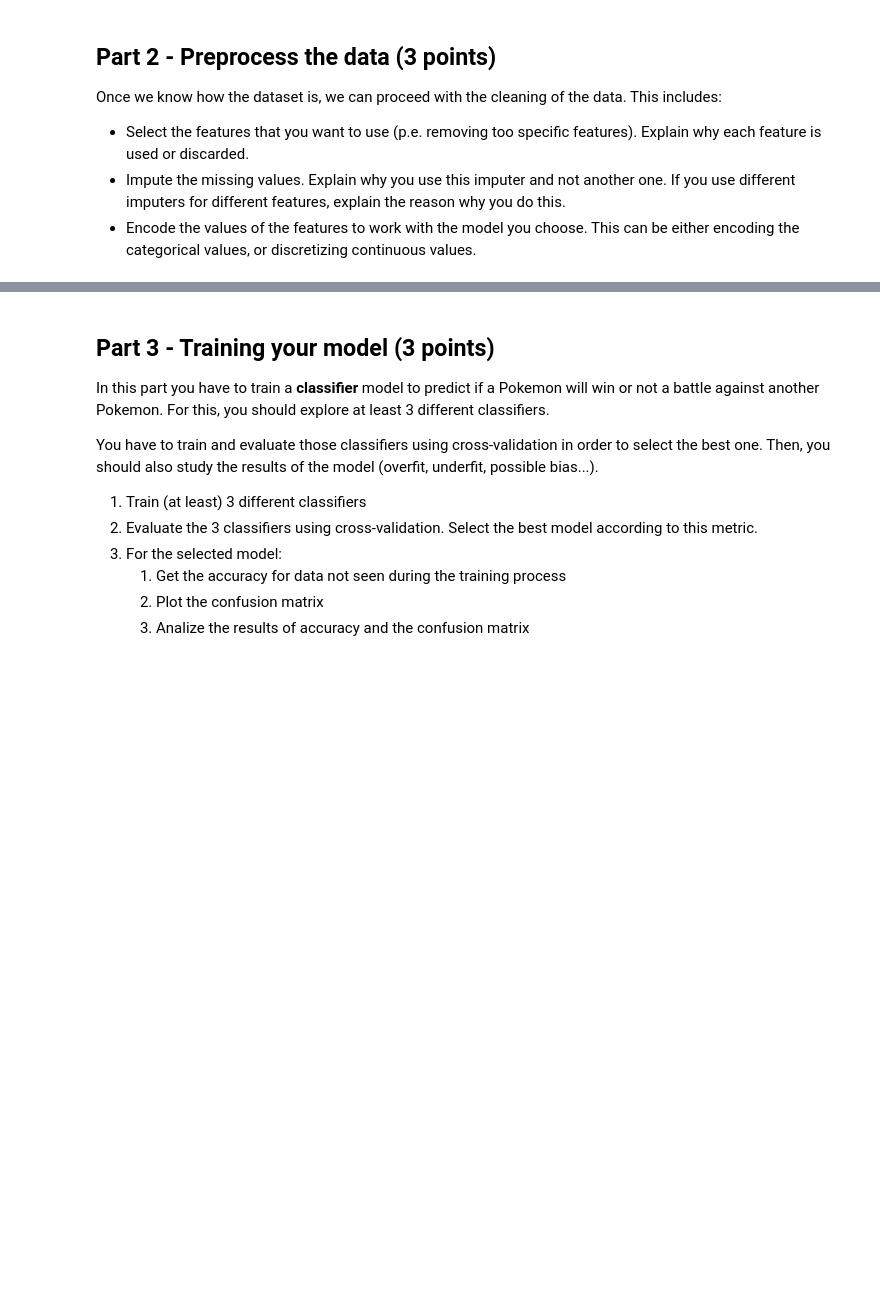
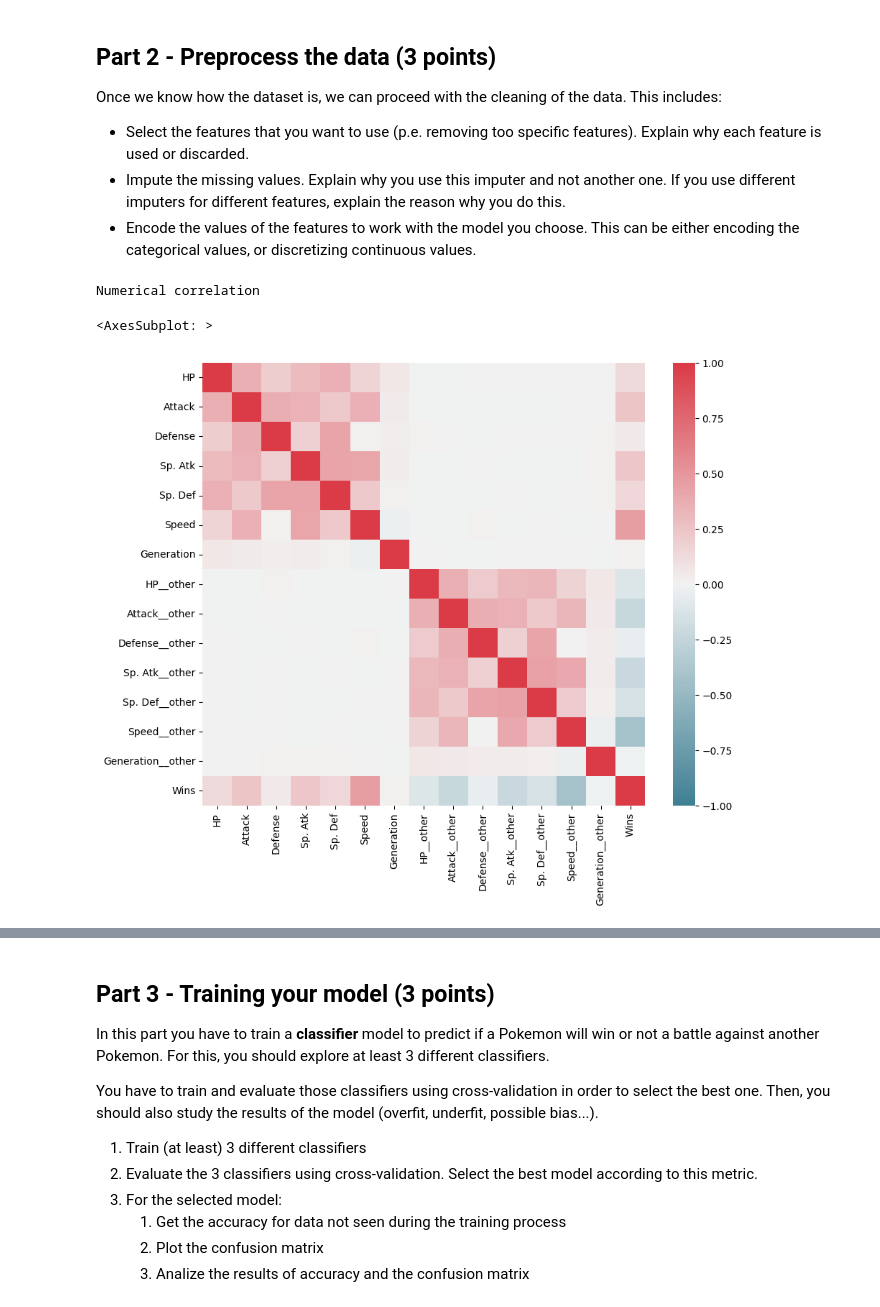
Before and after one commit to josalhor/si-pokemon, a Jupyter notebook: pokemon_basic-ml.ipynb, the cells around one changed output, grey strips where cells are left out. Drawn from its saved outputs; the diff is of its cells as text; code cells hidden in the pictures; blank space fills up the shorter version.

```diff
--- a/pokemon_basic-ml.ipynb
+++ b/pokemon_basic-ml.ipynb
@@ -169,3 +204,38 @@ Once we know how the dataset is, we can proceed with the cleaning of the data. T
 - Select the features that you want to use (p.e. removing too specific features). Explain why each feature is used or discarded.
 - Impute the missing values. Explain why you use this imputer and not another one. If you use different imputers for different features, explain the reason why you do this.
 - Encode the values of the features to work with the model you choose. This can be either encoding the categorical values, or discretizing continuous values.
+# %%
+"""
+In order to select the features that will be used for our models, we will use the information
+obtained from the following correlation matrix and metrics generated based on the provided values
+and ingame knowleadge.
+"""
+import seaborn as sns
+import matplotlib.pyplot as pl
+
+f, ax = pl.subplots(figsize=(10, 8))
+num_corr = data[['HP',
+                 'Attack',
+                 'Defense',
+                 'Sp. Atk',
+                 'Sp. Def',
+                 'Speed',
+                 'Generation',
+                 'HP__other',
+                 'Attack__other',
+                 'Defense__other',
+                 'Sp. Atk__other',
+                 'Sp. Def__other',
+                 'Speed__other',
+                 'Generation__other',
+                 'Wins']].corr(numeric_only=True)
+
+print("Numerical correlation")
+sns.heatmap(num_corr,
+            cmap=sns.diverging_palette(220, 10, as_cmap=True),
+            vmin=-1.0, vmax=1.0,
+            square=True, ax=ax)
+# %% [output]
+Numerical correlation
+<AxesSubplot: >
+[figure, added]
```
Also changed, not shown: parts of 28 cells of this notebook.
